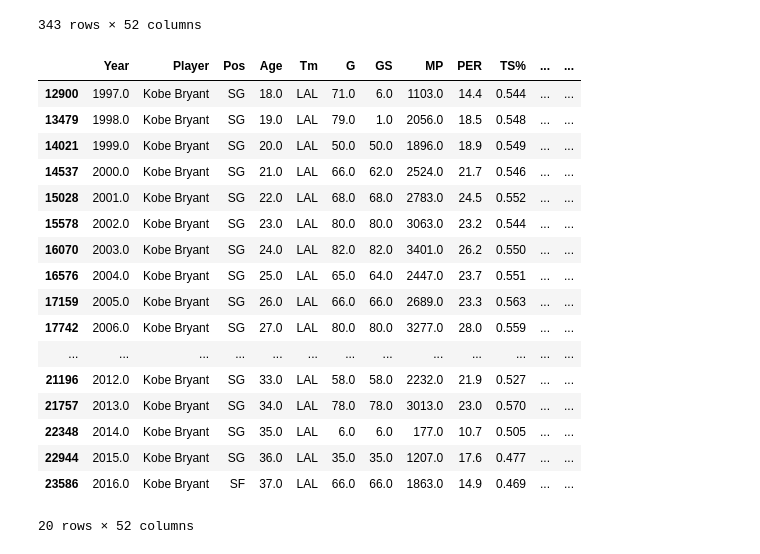
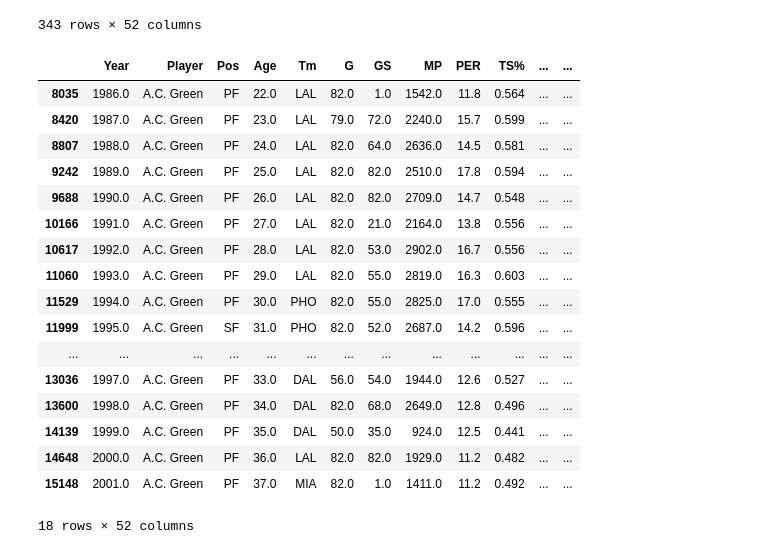
Before and after one commit to haydenj8/NBA_Project3, a Jupyter notebook: Project_Notebook_1.ipynb, the cells around one changed output. Drawn from its saved outputs; the diff is of its cells as text; code cells hidden in the pictures.

```diff
--- a/Project_Notebook_1.ipynb
+++ b/Project_Notebook_1.ipynb
@@ -129,23 +129,23 @@ stats.loc[stats['Year'] == 1984]
 | 7557 | 1984.0 | James Worthy* | PF | 22.0 | LAL | 82.0 | 53.0 | 2415.0 | 16.5 | 0.591 | ... | ... |
 343 rows × 52 columns
 # %%
-stats.loc[stats['Player'] == 'Kobe Bryant']
+stats.loc[stats['Player'] == 'A.C. Green']
 # %% [output]
 |  | Year | Player | Pos | Age | Tm | G | GS | MP | PER | TS% | ... | ... |
-| 12900 | 1997.0 | Kobe Bryant | SG | 18.0 | LAL | 71.0 | 6.0 | 1103.0 | 14.4 | 0.544 | ... | ... |
-| 13479 | 1998.0 | Kobe Bryant | SG | 19.0 | LAL | 79.0 | 1.0 | 2056.0 | 18.5 | 0.548 | ... | ... |
-| 14021 | 1999.0 | Kobe Bryant | SG | 20.0 | LAL | 50.0 | 50.0 | 1896.0 | 18.9 | 0.549 | ... | ... |
-| 14537 | 2000.0 | Kobe Bryant | SG | 21.0 | LAL | 66.0 | 62.0 | 2524.0 | 21.7 | 0.546 | ... | ... |
-| 15028 | 2001.0 | Kobe Bryant | SG | 22.0 | LAL | 68.0 | 68.0 | 2783.0 | 24.5 | 0.552 | ... | ... |
-| 15578 | 2002.0 | Kobe Bryant | SG | 23.0 | LAL | 80.0 | 80.0 | 3063.0 | 23.2 | 0.544 | ... | ... |
-| 16070 | 2003.0 | Kobe Bryant | SG | 24.0 | LAL | 82.0 | 82.0 | 3401.0 | 26.2 | 0.550 | ... | ... |
-| 16576 | 2004.0 | Kobe Bryant | SG | 25.0 | LAL | 65.0 | 64.0 | 2447.0 | 23.7 | 0.551 | ... | ... |
-| 17159 | 2005.0 | Kobe Bryant | SG | 26.0 | LAL | 66.0 | 66.0 | 2689.0 | 23.3 | 0.563 | ... | ... |
-| 17742 | 2006.0 | Kobe Bryant | SG | 27.0 | LAL | 80.0 | 80.0 | 3277.0 | 28.0 | 0.559 | ... | ... |
+| 8035 | 1986.0 | A.C. Green | PF | 22.0 | LAL | 82.0 | 1.0 | 1542.0 | 11.8 | 0.564 | ... | ... |
+| 8420 | 1987.0 | A.C. Green | PF | 23.0 | LAL | 79.0 | 72.0 | 2240.0 | 15.7 | 0.599 | ... | ... |
+| 8807 | 1988.0 | A.C. Green | PF | 24.0 | LAL | 82.0 | 64.0 | 2636.0 | 14.5 | 0.581 | ... | ... |
+| 9242 | 1989.0 | A.C. Green | PF | 25.0 | LAL | 82.0 | 82.0 | 2510.0 | 17.8 | 0.594 | ... | ... |
+| 9688 | 1990.0 | A.C. Green | PF | 26.0 | LAL | 82.0 | 82.0 | 2709.0 | 14.7 | 0.548 | ... | ... |
+| 10166 | 1991.0 | A.C. Green | PF | 27.0 | LAL | 82.0 | 21.0 | 2164.0 | 13.8 | 0.556 | ... | ... |
+| 10617 | 1992.0 | A.C. Green | PF | 28.0 | LAL | 82.0 | 53.0 | 2902.0 | 16.7 | 0.556 | ... | ... |
+| 11060 | 1993.0 | A.C. Green | PF | 29.0 | LAL | 82.0 | 55.0 | 2819.0 | 16.3 | 0.603 | ... | ... |
+| 11529 | 1994.0 | A.C. Green | PF | 30.0 | PHO | 82.0 | 55.0 | 2825.0 | 17.0 | 0.555 | ... | ... |
+| 11999 | 1995.0 | A.C. Green | SF | 31.0 | PHO | 82.0 | 52.0 | 2687.0 | 14.2 | 0.596 | ... | ... |
 | ... | ... | ... | ... | ... | ... | ... | ... | ... | ... | ... | ... | ... |
-| 21196 | 2012.0 | Kobe Bryant | SG | 33.0 | LAL | 58.0 | 58.0 | 2232.0 | 21.9 | 0.527 | ... | ... |
-| 21757 | 2013.0 | Kobe Bryant | SG | 34.0 | LAL | 78.0 | 78.0 | 3013.0 | 23.0 | 0.570 | ... | ... |
-| 22348 | 2014.0 | Kobe Bryant | SG | 35.0 | LAL | 6.0 | 6.0 | 177.0 | 10.7 | 0.505 | ... | ... |
-| 22944 | 2015.0 | Kobe Bryant | SG | 36.0 | LAL | 35.0 | 35.0 | 1207.0 | 17.6 | 0.477 | ... | ... |
-| 23586 | 2016.0 | Kobe Bryant | SF | 37.0 | LAL | 66.0 | 66.0 | 1863.0 | 14.9 | 0.469 | ... | ... |
+| 13036 | 1997.0 | A.C. Green | PF | 33.0 | DAL | 56.0 | 54.0 | 1944.0 | 12.6 | 0.527 | ... | ... |
+| 13600 | 1998.0 | A.C. Green | PF | 34.0 | DAL | 82.0 | 68.0 | 2649.0 | 12.8 | 0.496 | ... | ... |
+| 14139 | 1999.0 | A.C. Green | PF | 35.0 | DAL | 50.0 | 35.0 | 924.0 | 12.5 | 0.441 | ... | ... |
+| 14648 | 2000.0 | A.C. Green | PF | 36.0 | LAL | 82.0 | 82.0 | 1929.0 | 11.2 | 0.482 | ... | ... |
+| 15148 | 2001.0 | A.C. Green | PF | 37.0 | MIA | 82.0 | 1.0 | 1411.0 | 11.2 | 0.492 | ... | ... |
-20 rows × 52 columns
+18 rows × 52 columns
```
Also changed, not shown: parts of 2 cells of this notebook.
